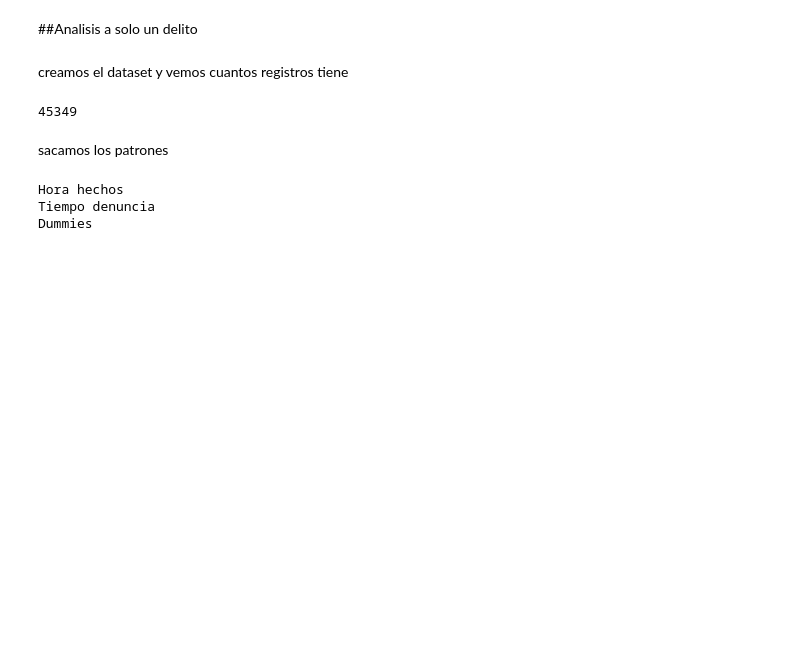
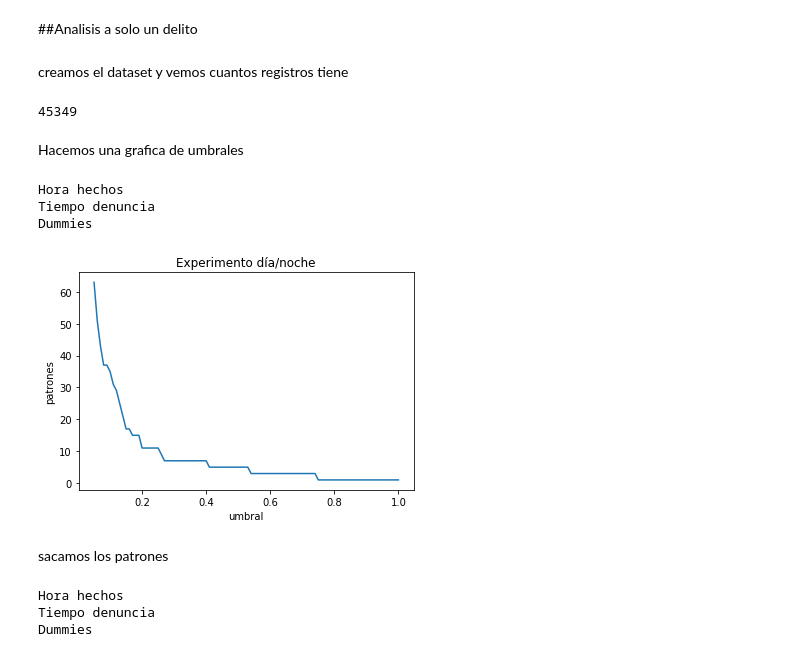
Before and after one commit to JavoJavo/Freq-Patt-Mexico-Crime, a Jupyter notebook: Patrones1.ipynb, the cells around one changed output. Cells and saved outputs as stored; diff of their text form; code cells hidden in the pictures; blank space fills up the shorter version.

```diff
--- a/Patrones1.ipynb
+++ b/Patrones1.ipynb
@@ -12,7 +12,7 @@ import matplotlib.pyplot as plt
 Cargar los datos
 # %%
 #data = pd.read_csv('/content/drive/MyDrive/csv/carpetas-de-investigacion-pgj-cdmx.csv',na_values='NaN')
-data = pd.read_csv('D:\TICS-2021-1\MineriaDeDatos\Proyecto Final\carpetas-de-investigacion-pgj-cdmx.csv',na_values='NaN')
+data = pd.read_csv('/content/drive/MyDrive/csv/carpetas-de-investigacion-pgj-cdmx.csv',na_values='NaN')
 data = data.drop(columns=['año_hechos','mes_hechos','categoria_delito',
                         'Geopoint','calle_hechos2','calle_hechos',
                         'colonia_hechos','mes_inicio','ao_inicio','fiscalía','agencia',
@@ -252,6 +252,18 @@ fraudeData.index=[i for i in range(len(fraudeData['delito']))]
 print(len(fraudeData.index))
 # %% [output]
 45349
+# %% [markdown]
+Hacemos una grafica de umbrales
+# %%
+fraudes=experimentoDiaNoche(fraudeData)
+# %% [output]
+Hora hechos
+Tiempo denuncia
+Dummies
+# %%
+fraudes.grafica_umbrales()
+# %% [output]
+[figure, added]
 # %% [markdown]
 sacamos los patrones
 # %%
```
Also changed, not shown: parts of 1 cell of this notebook.
